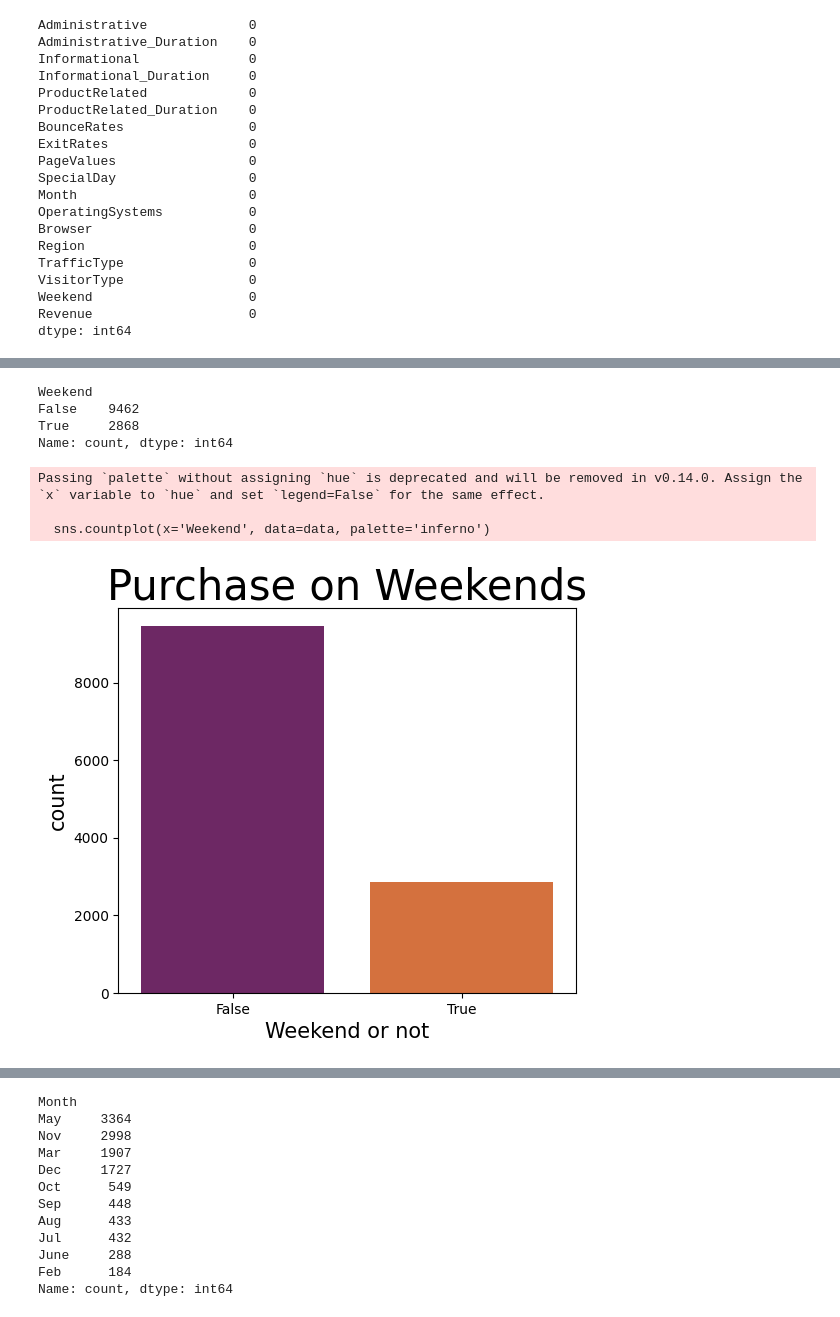
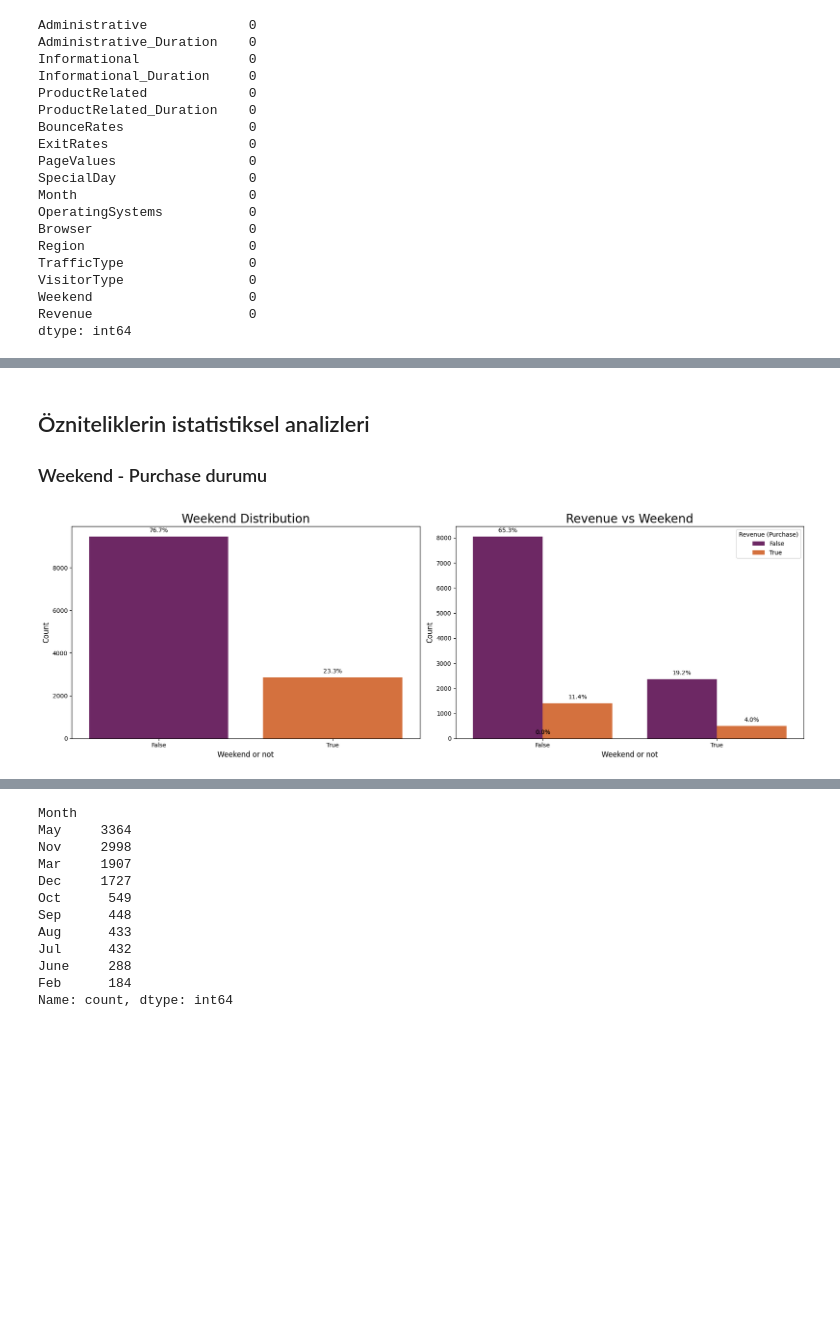
Before and after one commit to Pilestin/ogu-master-s2, a Jupyter notebook: Data Analysis and Statistics/denemeler.ipynb, the cells around one changed output, grey strips where cells are left out. Drawn from its saved outputs; the diff is of its cells as text; code cells hidden in the pictures; blank space fills up the shorter version.

```diff
--- a/Data Analysis and Statistics/denemeler.ipynb
+++ b/Data Analysis and Statistics/denemeler.ipynb
@@ -120,21 +138,45 @@ Passing `palette` without assigning `hue` is deprecated and will be removed in v
+# %% [markdown]
+## Özniteliklerin istatistiksel analizleri
+
+### Weekend - Purchase durumu
 # %%
-data['Weekend'].value_counts()
+plt.rcParams['figure.figsize'] = (18,6)
+
+fig, axes = plt.subplots(1, 2)
+
+### 1. grafik: Weekend dağılımı
+ax1 = sns.countplot(ax=axes[0], x='Weekend', hue='Weekend', data=data, palette='inferno', legend=False)
+
+total = len(data)
+for p in ax1.patches:
+    count = p.get_height()
+    percentage = 100 * count / total
+    ax1.annotate(f'{percentage:.1f}%',
+                (p.get_x() + p.get_width()/2., p.get_height()),
+                ha='center', va='center', xytext=(0,10), textcoords='offset points')
+
+ax1.set_title('Weekend Distribution', fontsize=20)
+ax1.set_xlabel('Weekend or not', fontsize=12)
+ax1.set_ylabel('Count', fontsize=12)
+
+
+### 2. grafik: Weekend x Revenue ilişkisi
+ax2 = sns.countplot(ax=axes[1], x='Weekend', hue='Revenue', data=data, palette='inferno')
+
+for p in ax2.patches:
+    height = p.get_height()
+    percentage = 100 * height / total
+    ax2.annotate(f'{percentage:.1f}%',
+                (p.get_x() + p.get_width()/2., height),
+                ha='center', va='center',
+                xytext=(0,10), textcoords='offset points')
+
+ax2.set_title('Revenue vs Weekend', fontsize=20)
+ax2.set_xlabel('Weekend or not', fontsize=12)
+ax2.set_ylabel('Count', fontsize=12)
+ax2.legend(title='Revenue (Purchase)')
+
+plt.tight_layout()
+plt.show()
 # %% [output]
-Weekend
-False    9462
-True     2868
-Name: count, dtype: int64
+[figure, added]
-# %%
-plt.rcParams['figure.figsize'] = (13,5)
-plt.subplot(1, 2, 2)
-sns.countplot(x='Weekend', data=data, palette='inferno')
-plt.title('Purchase on Weekends', fontsize = 30)
-plt.xlabel('Weekend or not', fontsize = 15)
-plt.ylabel('count', fontsize = 15)
-
-plt.show()
-# %% [output]
-Passing `palette` without assigning `hue` is deprecated and will be removed in v0.14.0. Assign the `x` variable to `hue` and set `legend=False` for the same effect.
-
-  sns.countplot(x='Weekend', data=data, palette='inferno')
-[figure, removed]
```
Also changed, not shown: parts of 164 cells of this notebook.
